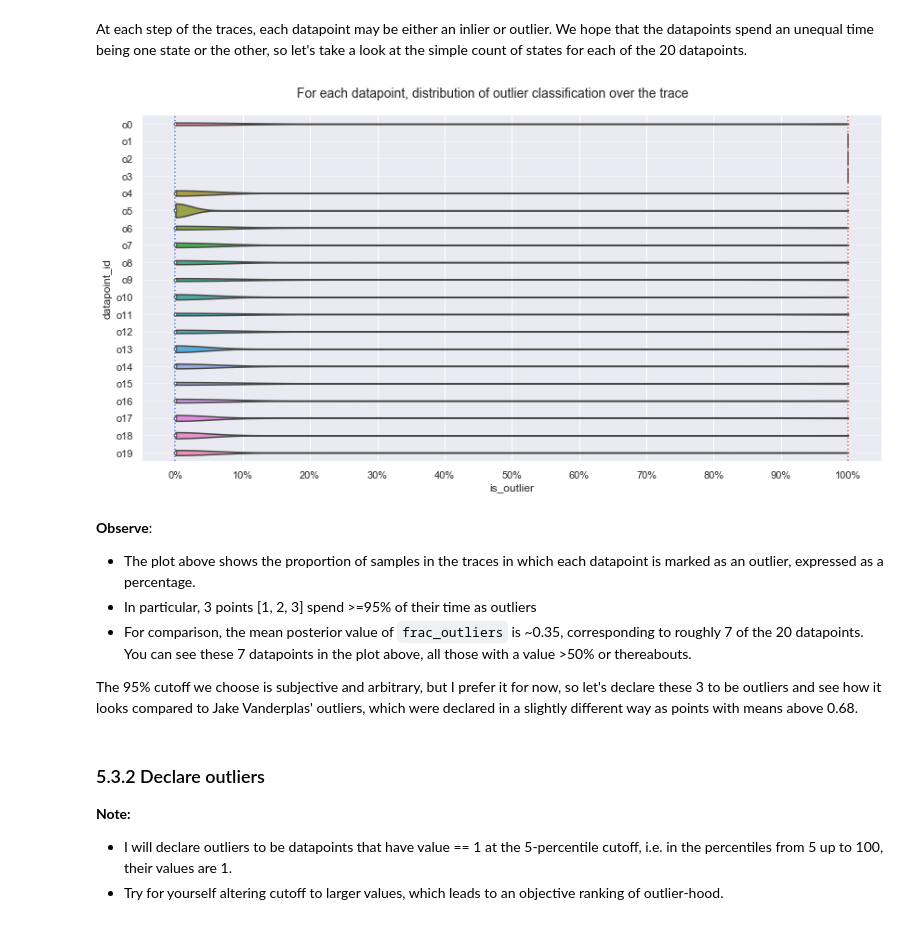
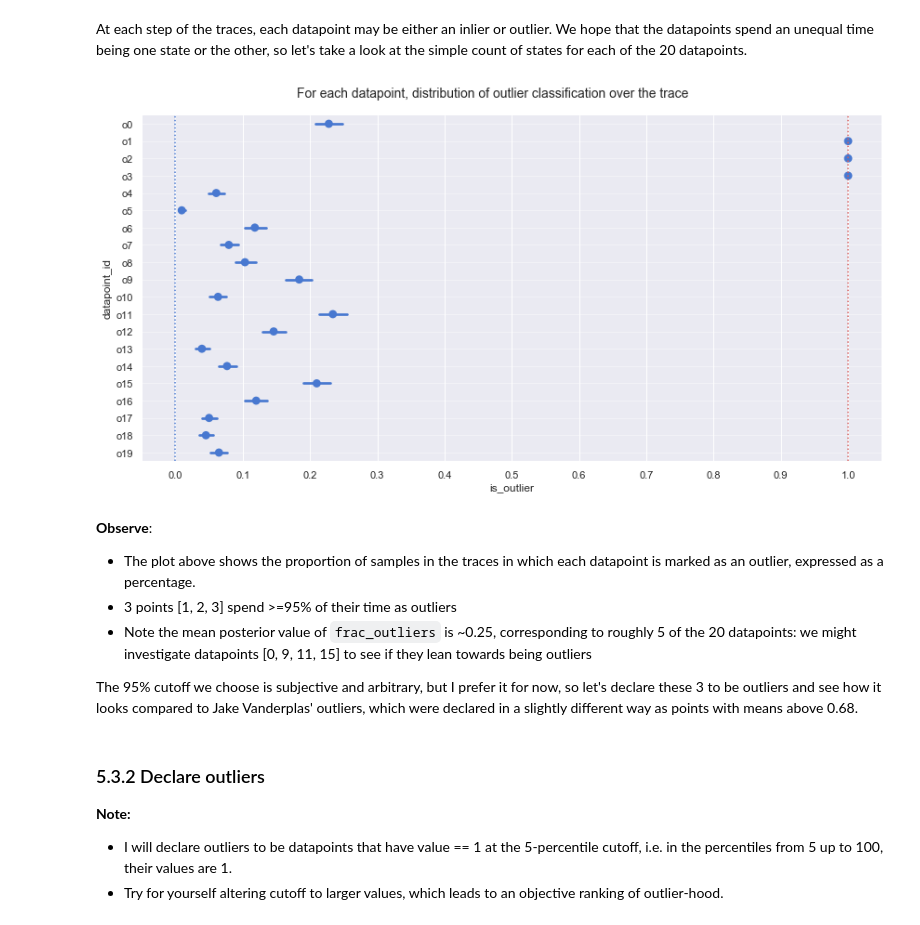
Before and after one commit to jonsedar/pymc3_examples, a Jupyter notebook: notebooks/glm-robust-regression-with-outlier-detection.ipynb, the cells around one changed output. Saved outputs shown, nothing was run; the diff lists cells and outputs as text; code cells hidden in the pictures.

Commit message:
tweak plots

```diff
--- a/notebooks/glm-robust-regression-with-outlier-detection.ipynb
+++ b/notebooks/glm-robust-regression-with-outlier-detection.ipynb
@@ -558,24 +559,23 @@ At each step of the traces, each datapoint may be either an inlier or outlier. W
 # %%
 df_outlier_results = pd.DataFrame.from_records(trc_signoise['is_outlier'],
                                   columns=['o{}'.format(int(d)) for d in dfhoggs.index])
 dfm_outlier_results = pd.melt(df_outlier_results, var_name='datapoint_id', value_name='is_outlier')
 
 gd = sns.catplot(y='datapoint_id', x='is_outlier', data=dfm_outlier_results,
-                 kind='violin', cut=0, height=6, aspect=2)
-_ = gd.fig.axes[0].set(xlim=(-0.05,1.05), xticks=np.arange(0, 1.1, 0.1),
-                       xticklabels=['{:.0%}'.format(t) for t in np.arange(0,1.1,0.1)])
+                 kind='point', join=False, height=6, aspect=2)
+_ = gd.fig.axes[0].set(xlim=(-0.05,1.05), xticks=np.arange(0, 1.1, 0.1))
 _ = gd.fig.axes[0].axvline(x=0, color='b', linestyle=':')
 _ = gd.fig.axes[0].axvline(x=1, color='r', linestyle=':')
 _ = gd.fig.axes[0].yaxis.grid(True, linestyle='-', which='major', color='w', alpha=0.4)
 _ = gd.fig.suptitle('For each datapoint, distribution of outlier classification over the trace', y=1.04, fontsize=14)
 # %% [output]
-[figure, old version]
+[figure, new version]
 # %% [markdown]
 **Observe**:
 
 + The plot above shows the proportion of samples in the traces in which each datapoint is marked as an outlier, expressed as a percentage.
-+ In particular, 3 points [1, 2, 3] spend >=95% of their time as outliers
-+ For comparison, the mean posterior value of `frac_outliers` is ~0.35, corresponding to roughly 7 of the 20 datapoints. You can see these 7 datapoints in the plot above, all those with a value >50% or thereabouts.
++ 3 points [1, 2, 3] spend >=95% of their time as outliers
++ Note the mean posterior value of `frac_outliers` is ~0.25, corresponding to roughly 5 of the 20 datapoints: we might investigate datapoints [0, 9, 11, 15] to see if they lean towards being outliers
 
 The 95% cutoff we choose is subjective and arbitrary, but I prefer it for now, so let's declare these 3 to be outliers and see how it looks compared to Jake Vanderplas' outliers, which were declared in a slightly different way as points with means above 0.68.
 # %% [markdown]
```
Also changed, not shown: parts of 3 cells of this notebook.
